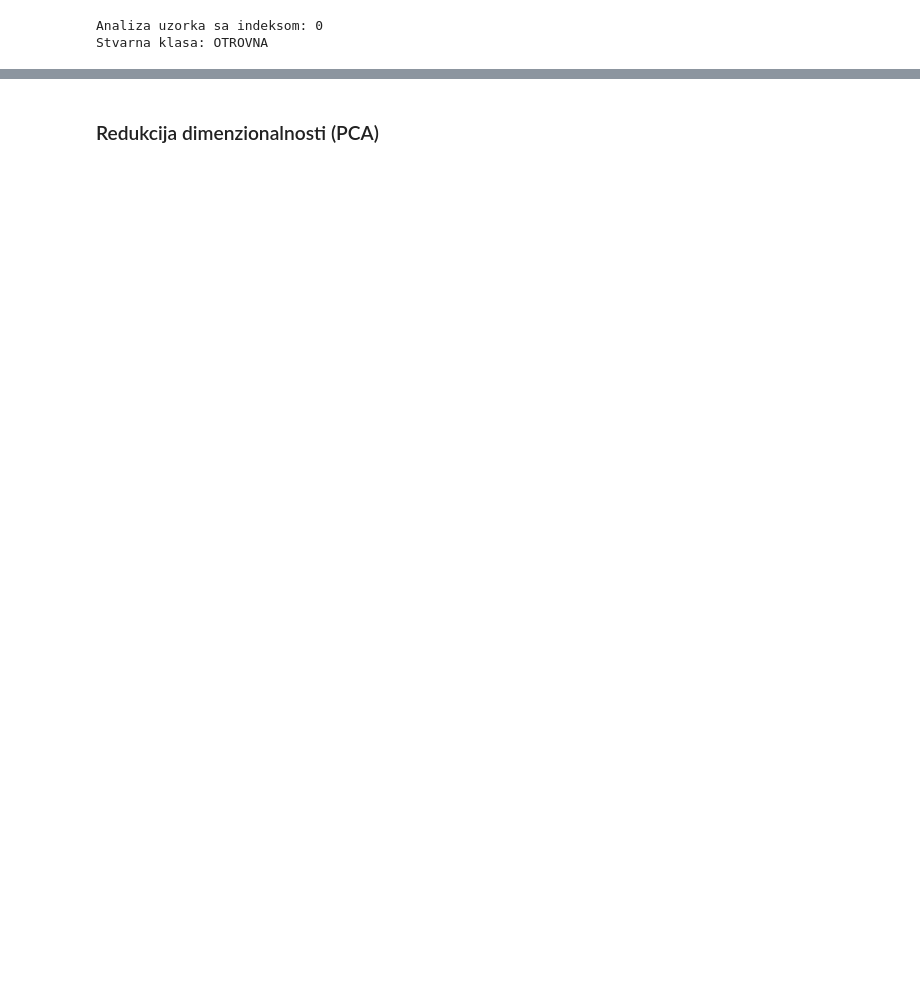
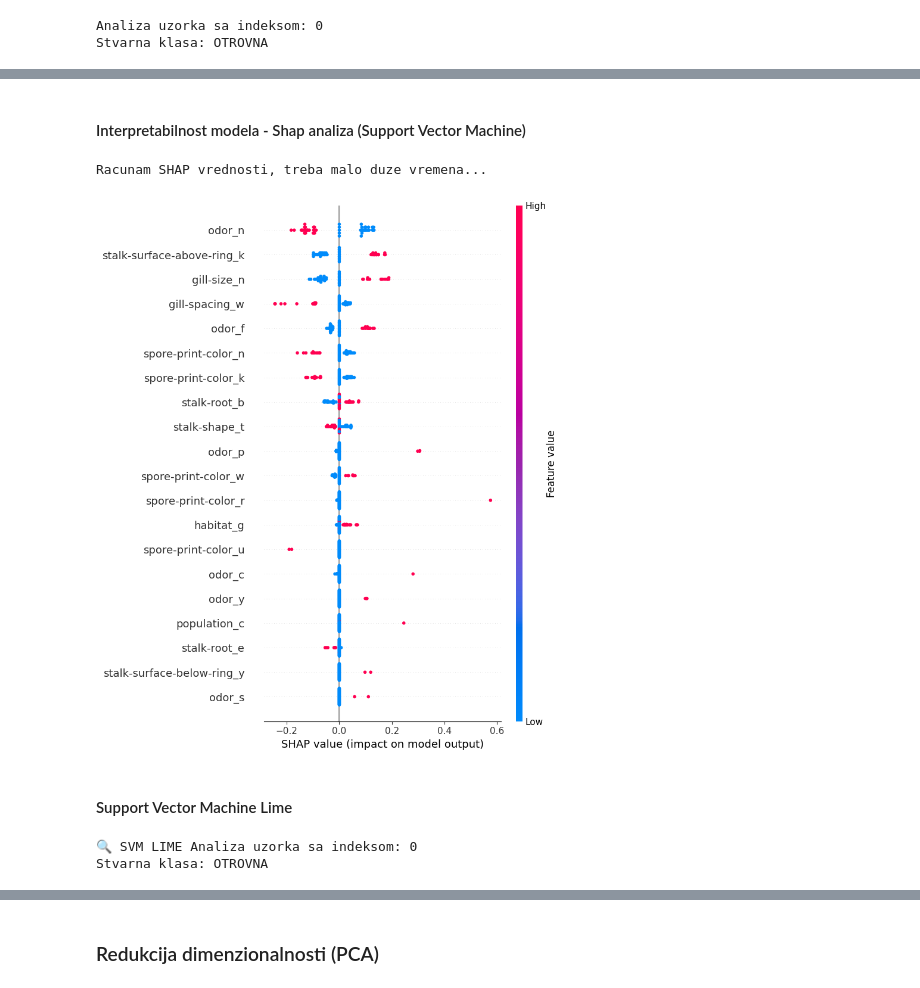
Before and after one commit to alxcek/mas-ai, a Jupyter notebook: machine_learning/01_mushroom_classification/classification.ipynb, the cells around one changed output, grey strips where cells are left out. Drawn from its saved outputs; the diff is of its cells as text; code cells hidden in the pictures; blank space fills up the shorter version.

```diff
--- a/machine_learning/01_mushroom_classification/classification.ipynb
+++ b/machine_learning/01_mushroom_classification/classification.ipynb
@@ -801,0 +893,44 @@ plt.show()
+# %% [markdown]
+#### Interpretabilnost modela - Shap analiza (Support Vector Machine)
+# %%
+X_train_summary = shap.kmeans(X_train, 50)
+
+explainer_svm = shap.KernelExplainer(svm_best.predict_proba, X_train_summary)
+
+print("Racunam SHAP vrednosti, treba malo duze vremena...")
+X_test_sample = X_test.iloc[:50]
+shap_values_svm = explainer_svm.shap_values(X_test_sample)
+
+shap.summary_plot(
+    shap_values_svm[:, :, 1],
+    X_test_sample.values,
+    feature_names=X_test.columns
+)
+# %% [output]
+Racunam SHAP vrednosti, treba malo duze vremena...
+[figure, added]
+# %% [markdown]
+#### Support Vector Machine Lime
+# %%
+explainer_lime_svm = LimeTabularExplainer(
+    training_data=X_train.values.astype(float),
+    feature_names=X_train.columns.tolist(),
+    class_names=['Jestiva', 'Otrovna'],
+    mode='classification',
+    random_state=42
+)
+
+poison_indicies = [i for i, x in enumerate(y_test) if x == 1]
+index = poison_indicies[0] # Uzimamo prvu nadjenu otrovnu pecurku
+
+print(f"🔍 SVM LIME Analiza uzorka sa indeksom: {index}")
+print("Stvarna klasa: OTROVNA")
+
+exp_svm = explainer_lime_svm.explain_instance(
+    data_row=X_test.iloc[index].astype(float).values,
+    predict_fn=svm_best.predict_proba,
+    num_features=10
+)
+# %% [output]
+🔍 SVM LIME Analiza uzorka sa indeksom: 0
+Stvarna klasa: OTROVNA
```
Also changed, not shown: parts of 24 cells of this notebook.
